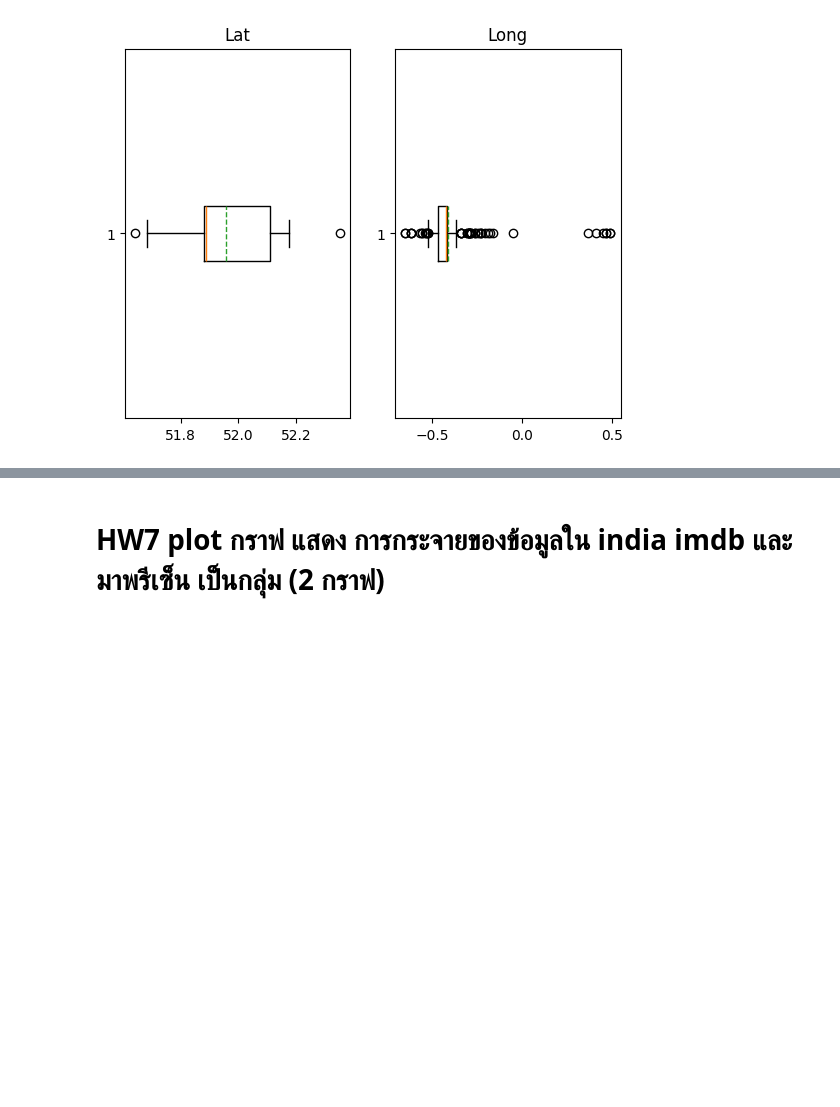
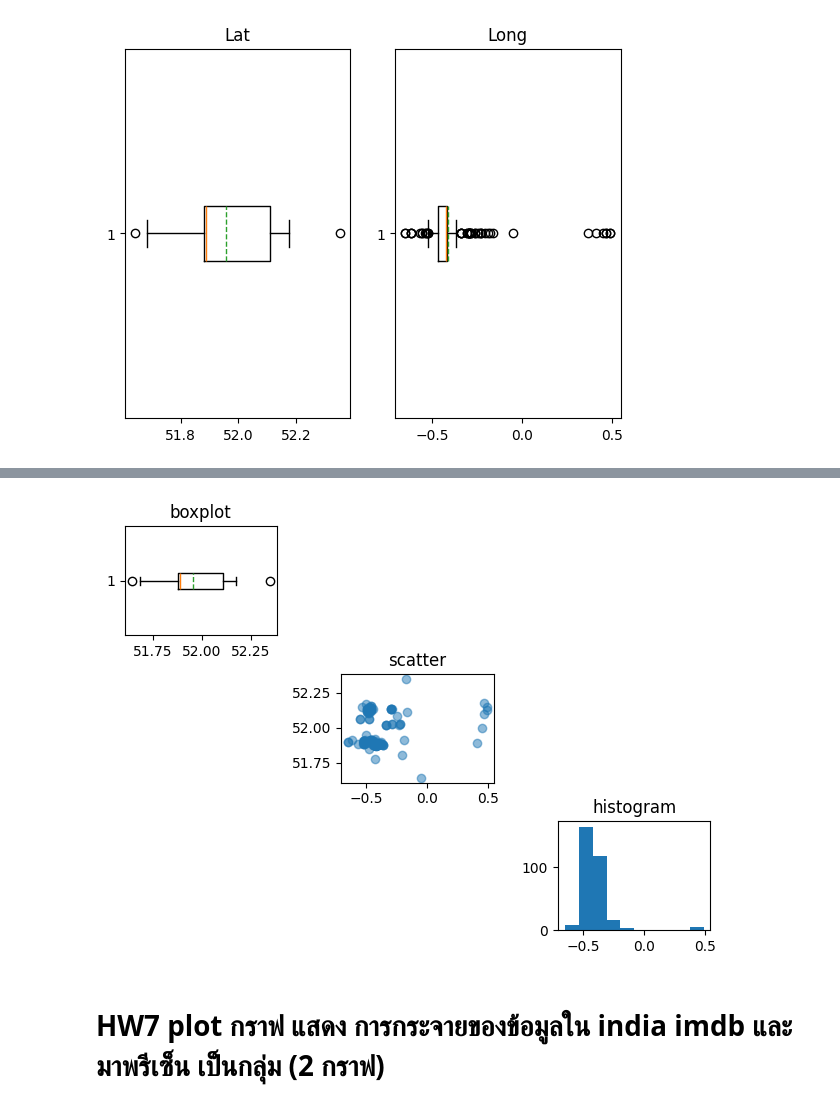
Before and after one commit to Ellizence01/dataviz2025, a Jupyter notebook: Copy_of_Visualize_Data_Distribution.ipynb, the cells around one changed output, grey strips where cells are left out. Drawn from its saved outputs; the diff is of its cells as text; code cells hidden in the pictures; blank space fills up the shorter version.

```diff
--- a/Copy_of_Visualize_Data_Distribution.ipynb
+++ b/Copy_of_Visualize_Data_Distribution.ipynb
@@ -452,2 +452,20 @@ plt.title('Long');
+# %%
+#Quiz 11 plot กราฟ 3 อันในแนวแทยงมุม
+# 1.boxplot 2.scatter 3.histogram
+plt.subplot(3,3,1)
+plt.boxplot(stopandsearch_df['Latitude'].dropna(),whis=1,vert=False,showmeans=True,meanline=True)
+plt.title('boxplot')
+
+plt.subplot(3,3,5)
+plt.scatter(stopandsearch_df_dropna['Longitude'], stopandsearch_df_dropna['Latitude'], alpha=0.5)
+plt.title('scatter')
+
+plt.subplot(3,3,9)
+plt.hist(stopandsearch_df['Longitude'].dropna())
+plt.title('histogram')
+
+plt.tight_layout()
+# %% [output]
+[figure, added]
 # %% [markdown]
 # HW7 plot กราฟ แสดง การกระจายของข้อมูลใน india imdb และ มาพรีเซ็น เป็นกลุ่ม (2 กราฟ)
```
Also changed, not shown: parts of 1 cell of this notebook.
